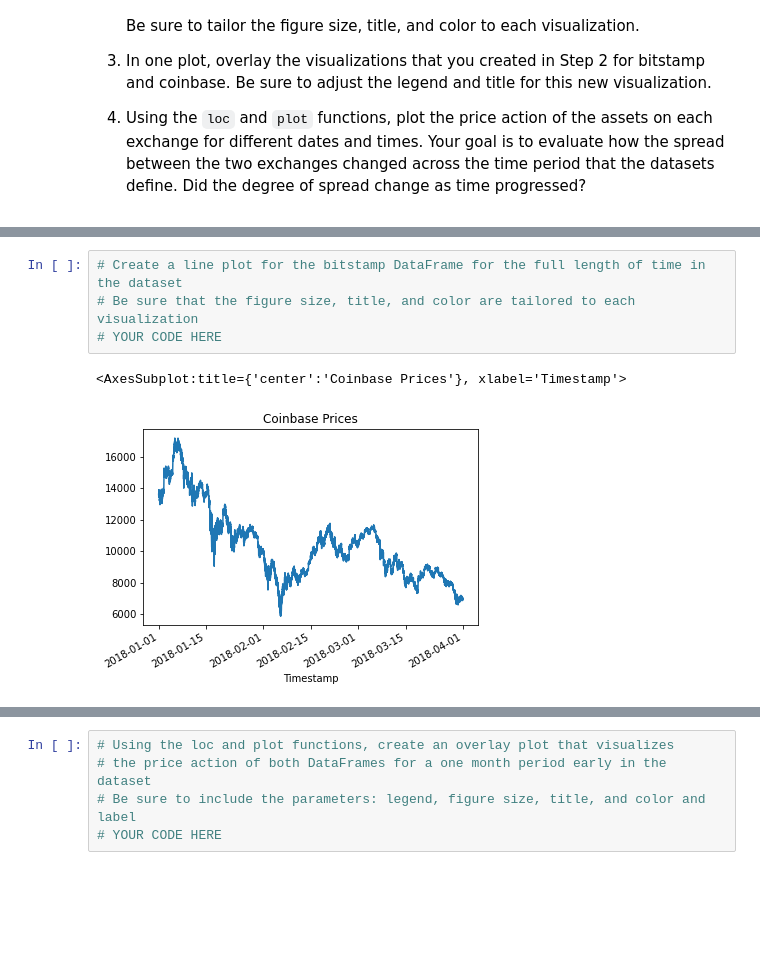
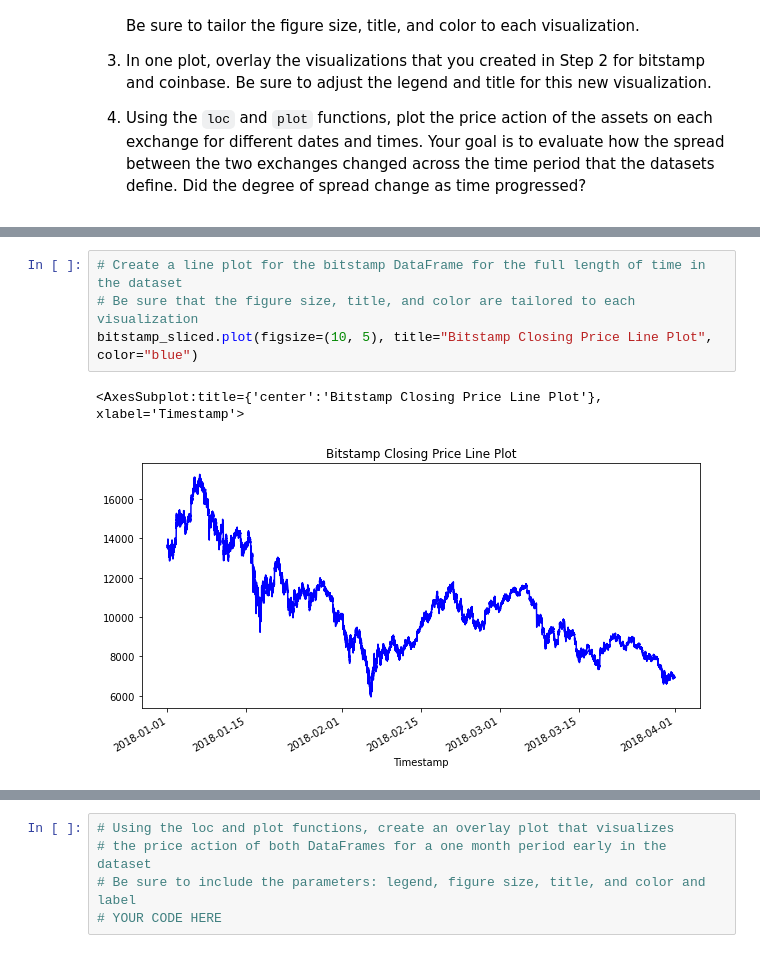
Before and after one commit to jgrichardson/crypto_arbitrage, a Jupyter notebook: crypto_arbitrage.ipynb, the cells around one changed output, grey strips where cells are left out. Drawn from its saved outputs; the diff is of its cells as text; blank space fills up the shorter version.

```diff
--- a/crypto_arbitrage.ipynb
+++ b/crypto_arbitrage.ipynb
@@ -303,10 +303,10 @@ coinbase.describe()
 # %%
 # Create a line plot for the bitstamp DataFrame for the full length of time in the dataset
 # Be sure that the figure size, title, and color are tailored to each visualization
-# YOUR CODE HERE
+bitstamp_sliced.plot(figsize=(10, 5), title="Bitstamp Closing Price Line Plot", color="blue")
 # %% [output]
-<AxesSubplot:title={'center':'Coinbase Prices'}, xlabel='Timestamp'>
+<AxesSubplot:title={'center':'Bitstamp Closing Price Line Plot'}, xlabel='Timestamp'>
-[figure, old version]
+[figure, new version]
 # %%
 # Create a line plot for the coinbase DataFrame for the full length of time in the dataset
 # Be sure that the figure size, title, and color are tailored to each visualization
```
Also changed, not shown: parts of 2 cells of this notebook.
